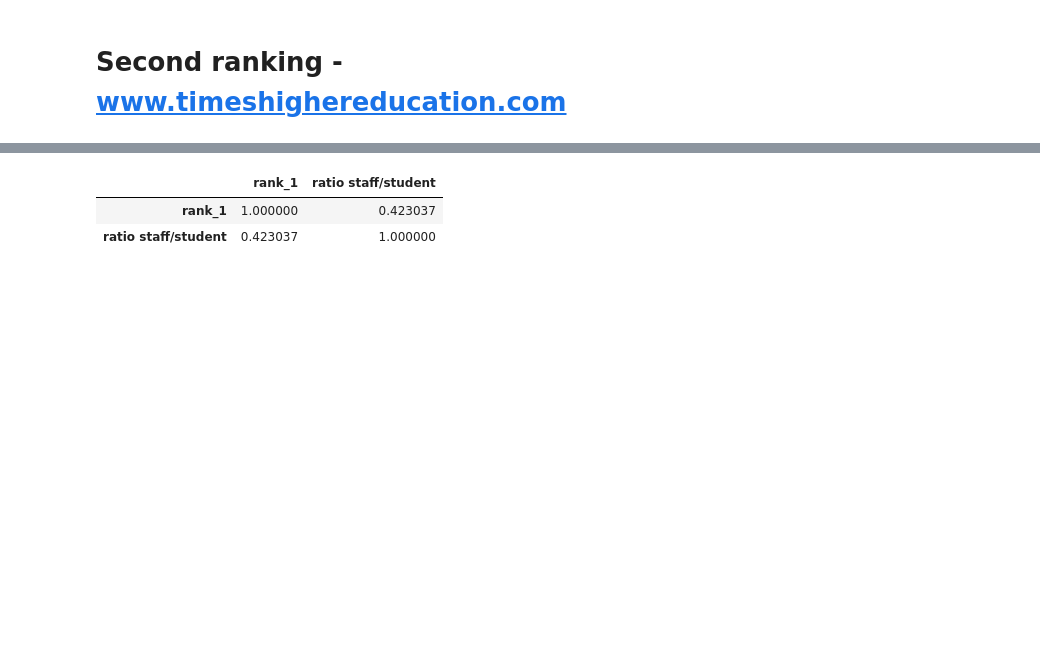
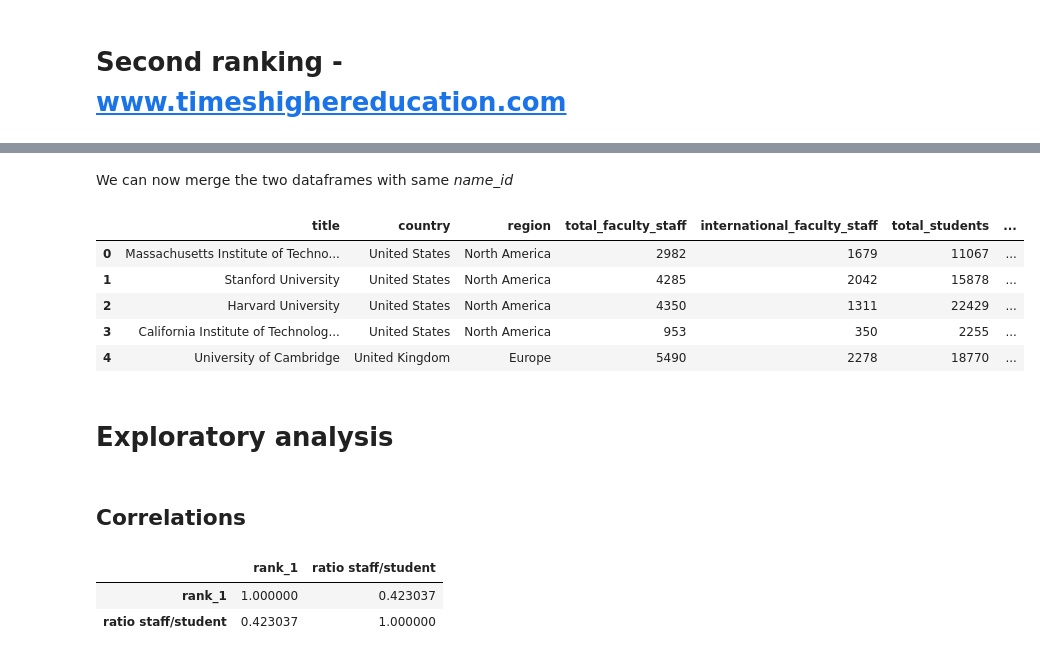
Before and after one commit to MsSquirrel/ADA---MAK, a Jupyter notebook: Homework 2/alex/Homework 2.ipynb, the cells around one changed output, grey strips where cells are left out. Drawn from its saved outputs; the diff is of its cells as text; code cells hidden in the pictures; blank space fills up the shorter version.

```diff
--- a/Homework 2/alex/Homework 2.ipynb
+++ b/Homework 2/alex/Homework 2.ipynb
@@ -332,12 +173,0 @@ top200_completed_cp
-# %%
-for i, row in top200_completed_cp.copy().iterrows():
-    max_accuracy = -1.
-    accurate_name = 'NaN'
-    for name in top200_the_cp.name_id:
-        accuracy = similar(row.name_id, name).ratio()
-        if (accuracy > max_accuracy) & (accuracy > 0.85):
-            max_accuracy = accuracy
-            accurate_name = name
-
-    top200_completed_cp.at[i, 'max_accuracy'] = max_accuracy
-    top200_completed_cp.at[i, 'name_id'] = accurate_name
@@ -367,3 +290,48 @@ final_top200
+# %%
+# Make of copy to be sure
+top200_qs_cp = top200_qs.copy()
+top200_the_cp = top200_the.copy()
+
+# We consider to use the order defined in the webpage (index) as rank when we have ties
+top200_qs_cp['rank_1'] = top200_qs_cp.index + 1
+top200_the_cp['rank_2'] = top200_the_cp.index + 1
+
+# Sanitize data and put the nameId generated in a column
+top200_qs_cp['name_id'] = sanitize_data(top200_qs_cp.title)
+top200_the_cp['name_id'] = sanitize_data(top200_the_cp.name)
+# %%
+# We calculate the ratio between each names and we keep the higher ratio
+threshold = 0.85
+
+# For each name_id in first dataframe...
+for i, row in top200_qs_cp.copy().iterrows():
+    max_accuracy = -1
+    #... we compare it with each name_id in second dataframe ...
+    for name in top200_the_cp.name_id:
+        accuracy = similarity(row.name_id, name).ratio()
+        # ... we keep the higher ratio and name_id
+        if (accuracy > max_accuracy) & (accuracy > threshold):
+            max_accuracy = accuracy
+            accurate_name = name
+    # Prepare to merge
+    top200_qs_cp.at[i, 'max_accuracy'] = max_accuracy
+    top200_qs_cp.at[i, 'name_id'] = accurate_name
+# %% [markdown]
+We can now merge the two dataframes with same <i>name_id</i>
+# %%
+final_top200 = pd.merge(top200_qs_cp, top200_the_cp, left_on='name_id', right_on='name_id')
+final_top200.head()
+# %% [output]
+|  | title | country | region | total_faculty_staff | international_faculty_staff | total_students | ... |
+| 0 | Massachusetts Institute of Techno... | United States | North America | 2982 | 1679 | 11067 | ... |
+| 1 | Stanford University | United States | North America | 4285 | 2042 | 15878 | ... |
+| 2 | Harvard University | United States | North America | 4350 | 1311 | 22429 | ... |
+| 3 | California Institute of Technolog... | United States | North America | 953 | 350 | 2255 | ... |
+| 4 | University of Cambridge | United Kingdom | Europe | 5490 | 2278 | 18770 | ... |
+# %% [markdown]
+# Exploratory analysis
+# %% [markdown]
+## Correlations
 # %%
 #Trying to see correlation between total rank and ratio_staff/student
 final_top200[['rank_1', 'ratio staff/student']].rank().corr()
```
Also changed, not shown: parts of 31 cells of this notebook.
